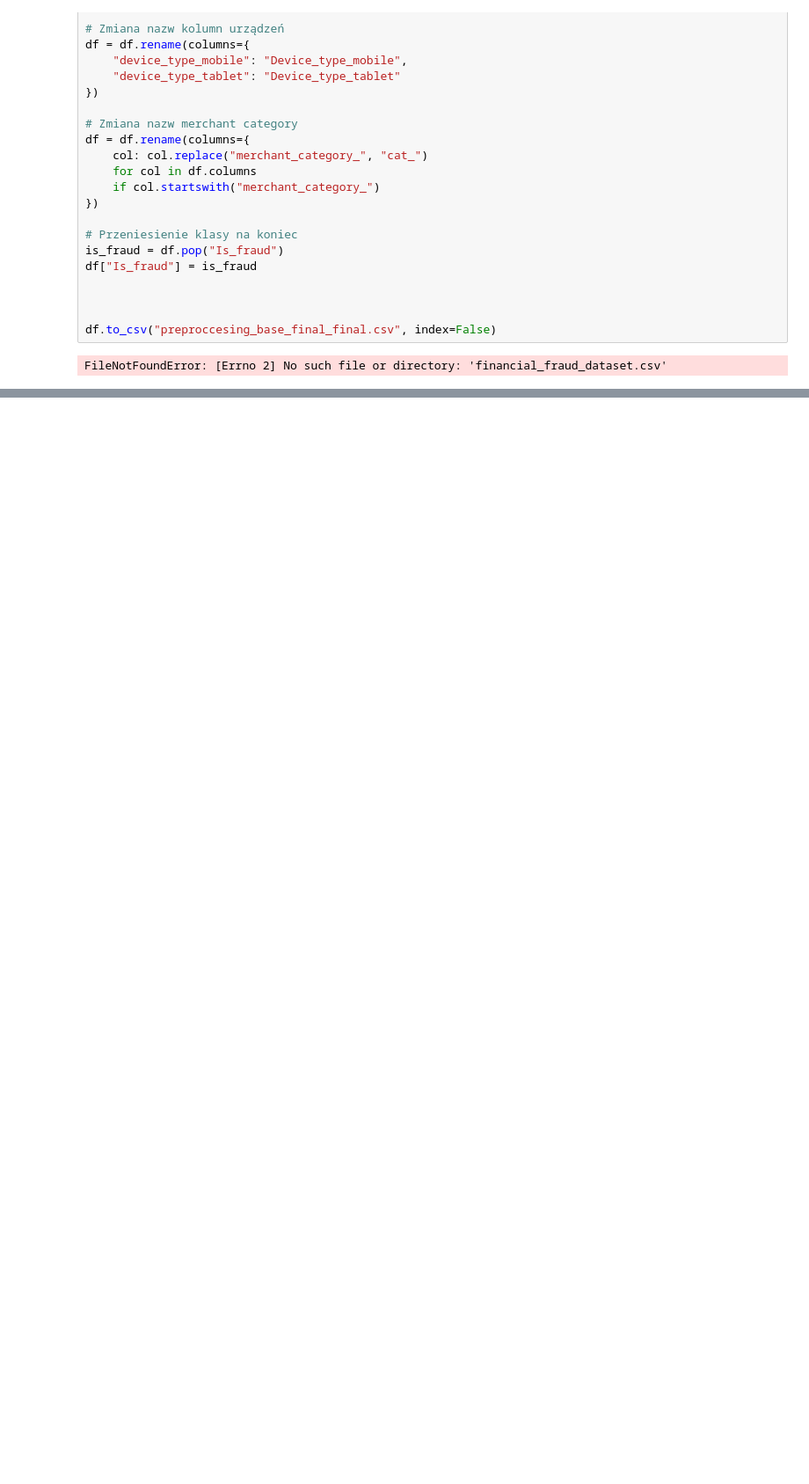
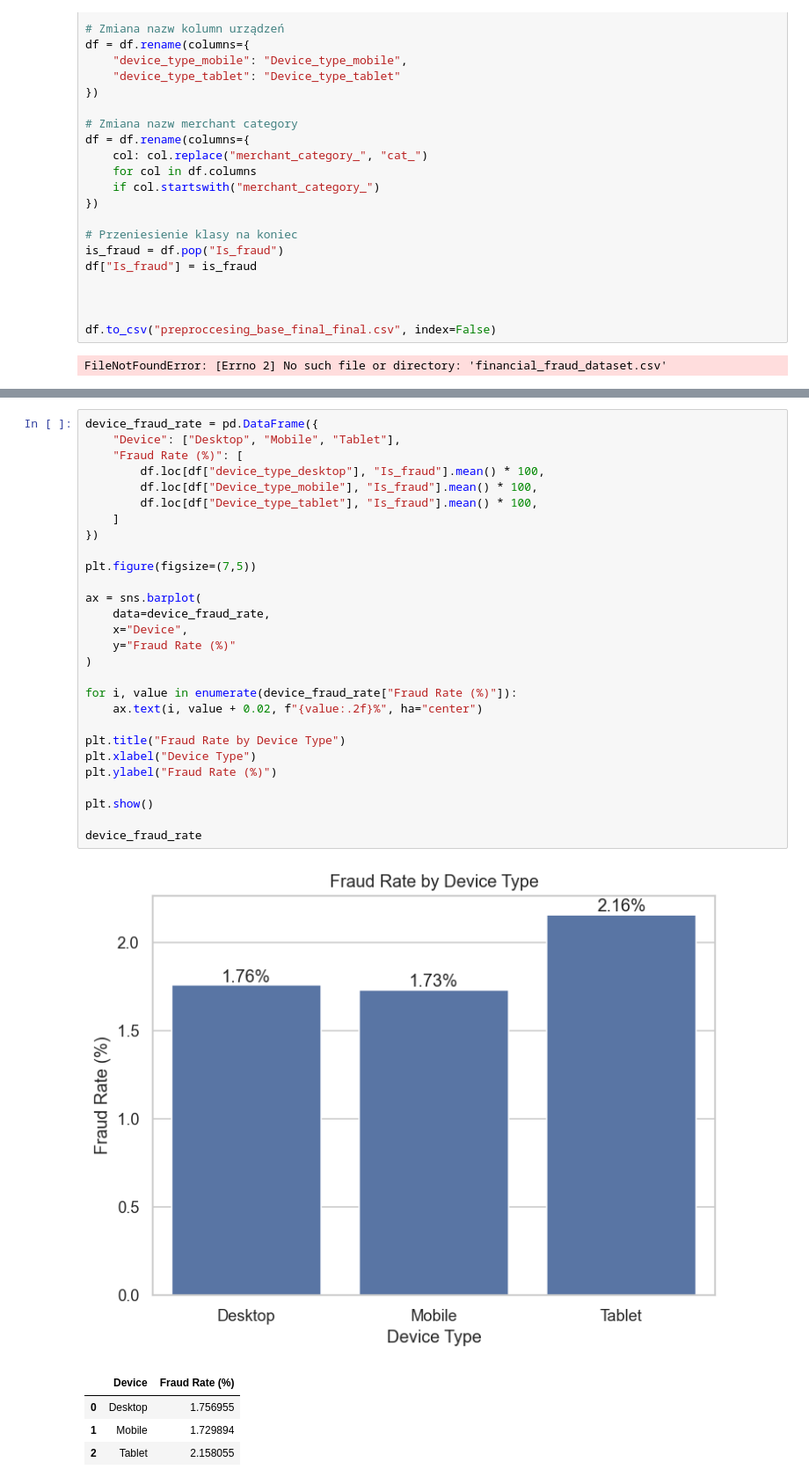
Before and after one commit to infoshareacademy/jdszr24-grupa-3, a Jupyter notebook: Fin_Brains_Notebook_1 (1).ipynb, the cells around one changed output, grey strips where cells are left out. Shown at 88% size. Cells and saved outputs as stored; diff of their text form; blank space fills up the shorter version.

```diff
--- a/Fin_Brains_Notebook_1 (1).ipynb
+++ b/Fin_Brains_Notebook_1 (1).ipynb
@@ -128,0 +433,34 @@ FileNotFoundError: [Errno 2] No such file or directory: 'financial_fraud_dataset
+# %%
+device_fraud_rate = pd.DataFrame({
+    "Device": ["Desktop", "Mobile", "Tablet"],
+    "Fraud Rate (%)": [
+        df.loc[df["device_type_desktop"], "Is_fraud"].mean() * 100,
+        df.loc[df["Device_type_mobile"], "Is_fraud"].mean() * 100,
+        df.loc[df["Device_type_tablet"], "Is_fraud"].mean() * 100,
+    ]
+})
+
+plt.figure(figsize=(7,5))
+
+ax = sns.barplot(
+    data=device_fraud_rate,
+    x="Device",
+    y="Fraud Rate (%)"
+)
+
+for i, value in enumerate(device_fraud_rate["Fraud Rate (%)"]):
+    ax.text(i, value + 0.02, f"{value:.2f}%", ha="center")
+
+plt.title("Fraud Rate by Device Type")
+plt.xlabel("Device Type")
+plt.ylabel("Fraud Rate (%)")
+
+plt.show()
+
+device_fraud_rate
+# %% [output]
+[figure, added]
+|  | Device | Fraud Rate (%) |
+| 0 | Desktop | 1.756955 |
+| 1 | Mobile | 1.729894 |
+| 2 | Tablet | 2.158055 |
```
Also changed, not shown: parts of 62 cells of this notebook.
